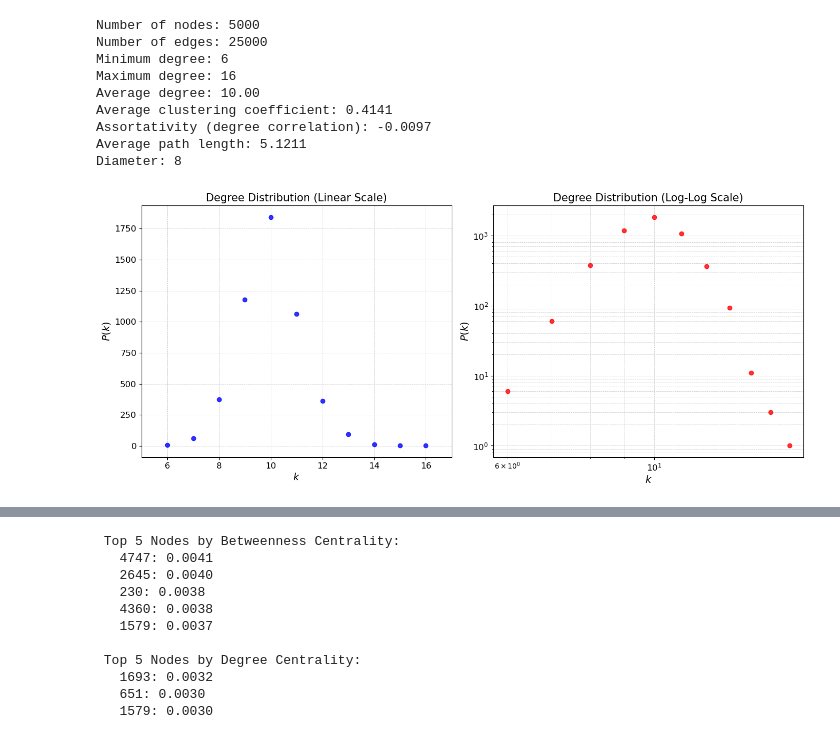
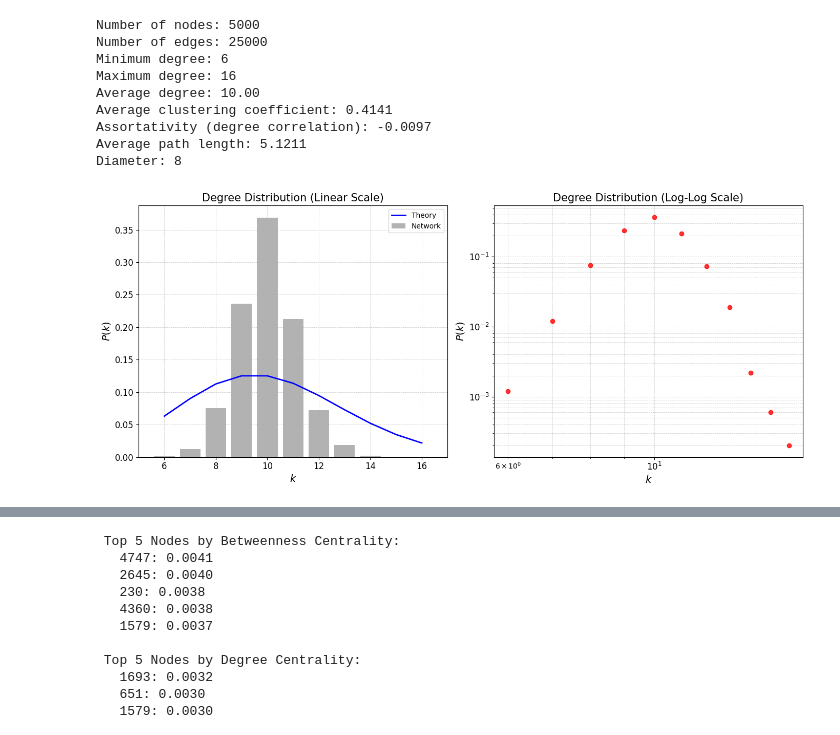
Before and after one commit to imiguelrodriguez/A1_ComplexNetworks, a Jupyter notebook: networks_analyzer.ipynb, the cells around one changed output, grey strips where cells are left out. Cells and saved outputs as stored; diff of their text form; code cells hidden in the pictures.

```diff
--- a/networks_analyzer.ipynb
+++ b/networks_analyzer.ipynb
@@ -39,9 +39,9 @@ Assortativity (degree correlation): -0.0097
 Average path length: 5.1211
 Diameter: 8
 # %%
-net1.plot_histograms()
+net1.plot_histograms(plot_theory=True)
 # %% [output]
-[figure, old version]
+[figure, new version]
 # %%
 net1.fit_CCDF()
 # %% [output]
```
Also changed, not shown: parts of 12 cells of this notebook, 1 other file.
